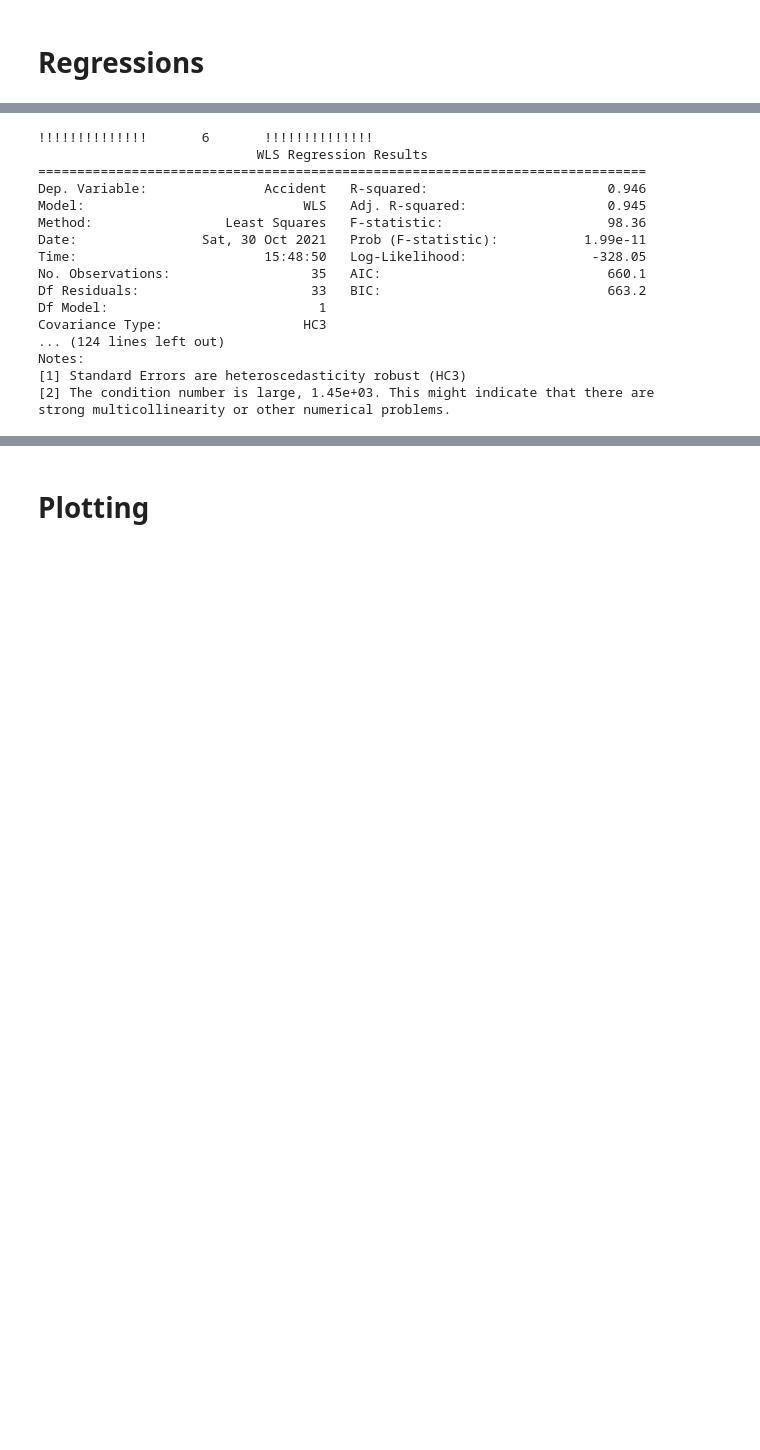
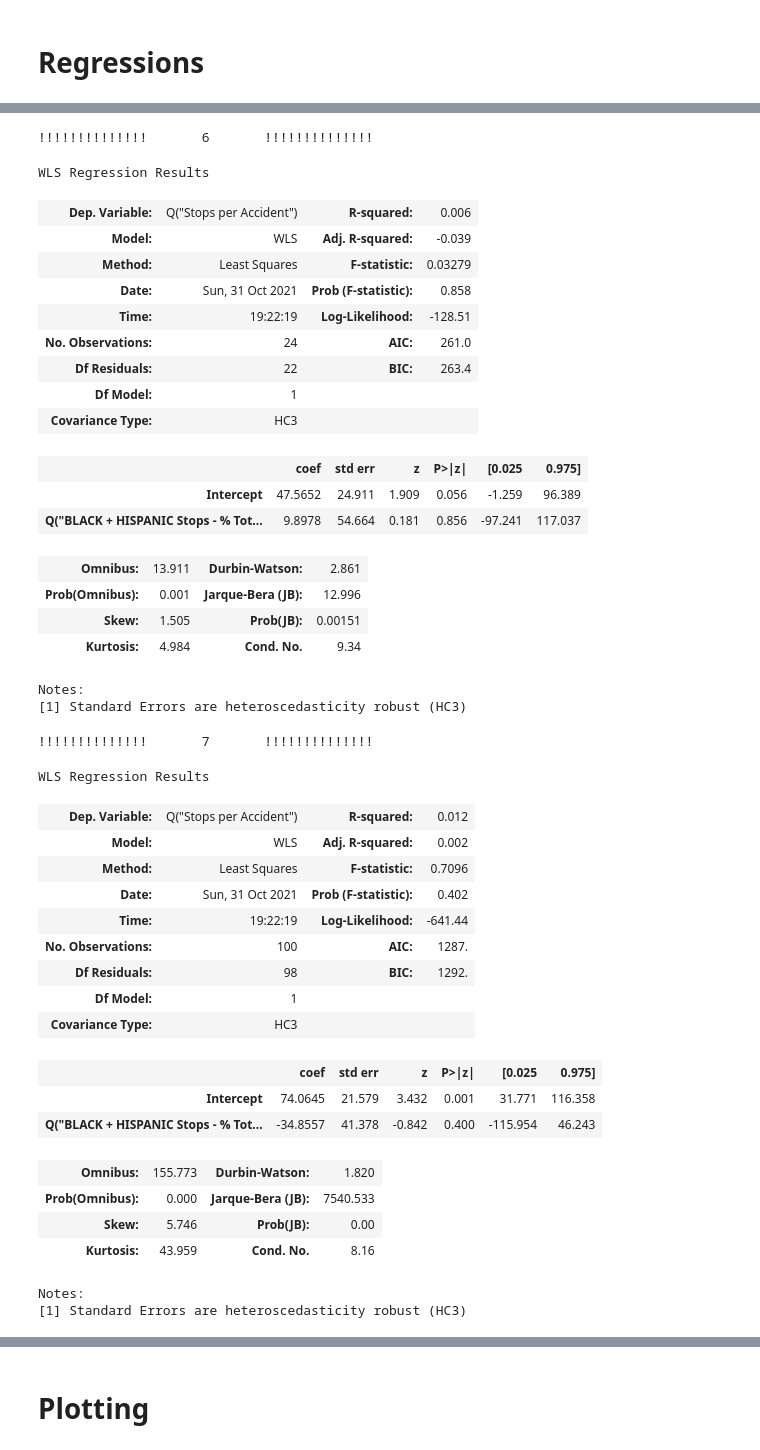
Before and after one commit to m-gaster/Policing-Thesis, a Jupyter notebook: Re-Analysis - 2021/Stops vs Accidents Distribution/Stops vs Accidents Distribution.ipynb, the cells around one changed output, grey strips where cells are left out. Drawn from its saved outputs; the diff is of its cells as text; code cells hidden in the pictures; blank space fills up the shorter version.

```diff
--- a/Re-Analysis - 2021/Stops vs Accidents Distribution/Stops vs Accidents Distribution.ipynb
+++ b/Re-Analysis - 2021/Stops vs Accidents Distribution/Stops vs Accidents Distribution.ipynb
@@ -296,9 +366,9 @@ Name: Latitude, dtype: float64
 # %%
 for res in RESOLUTIONS:
-    px.scatter(data_frame=grouped_dataframes[res],
+    px.scatter(data_frame=grouped_dataframes2[res].query('Stops > 100'),
                x='Accident',
                y='Stops',
-               size='Accident',
-               color=np.log(grouped_dataframes[res]['Stops per Accident']),
+               size='Stops',
+               color='Stops - % Total - WHITE',
                trendline='ols',
                title=res).show()
@@ -307,32 +390,54 @@ for res in RESOLUTIONS:
 # %%
-WLS_R2_dict = {}
-
 for resol in RESOLUTIONS:
 
-    mod = smf.wls(formula='Accident ~ Stops',
-                  data=grouped_dataframes[resol],
-                  weights=grouped_dataframes[resol]['Stops'])
+    mod = smf.wls(formula='''Q("Stops per Accident") ~ Q("BLACK + HISPANIC Stops - % Total")
+                  ''',
+                  data=grouped_dataframes2[resol],
+                  weights=grouped_dataframes2[resol]['Stops'])
 
-    WLS_R2_dict[resol] = mod.rsquared
+    # WLS_R2_dict[resol] = mod.rsquared
 
     res = mod.fit(cov_type='HC3')
     print(f'!!!!!!!!!!!!!!       {resol}       !!!!!!!!!!!!!!')
-    print(res.summary())
+    display(res.summary())
 # %% [output]
 !!!!!!!!!!!!!!       6       !!!!!!!!!!!!!!
-                            WLS Regression Results
-==============================================================================
-Dep. Variable:               Accident   R-squared:                       0.946
-Model:                            WLS   Adj. R-squared:                  0.945
-Method:                 Least Squares   F-statistic:                     98.36
-Date:                Sat, 30 Oct 2021   Prob (F-statistic):           1.99e-11
-Time:                        15:48:50   Log-Likelihood:                -328.05
-No. Observations:                  35   AIC:                             660.1
-Df Residuals:                      33   BIC:                             663.2
-Df Model:                           1
-Covariance Type:                  HC3
-... (124 lines left out)
-Notes:
-[1] Standard Errors are heteroscedasticity robust (HC3)
-[2] The condition number is large, 1.45e+03. This might indicate that there are
-strong multicollinearity or other numerical problems.
+WLS Regression Results
+| Dep. Variable: | Q("Stops per Accident") | R-squared: | 0.006 |
+| Model: | WLS | Adj. R-squared: | -0.039 |
+| Method: | Least Squares | F-statistic: | 0.03279 |
+| Date: | Sun, 31 Oct 2021 | Prob (F-statistic): | 0.858 |
+| Time: | 19:22:19 | Log-Likelihood: | -128.51 |
+| No. Observations: | 24 | AIC: | 261.0 |
+| Df Residuals: | 22 | BIC: | 263.4 |
+| Df Model: | 1 |  |  |
+| Covariance Type: | HC3 |  |  |
+|  | coef | std err | z | P>|z| | [0.025 | 0.975] |
+| Intercept | 47.5652 | 24.911 | 1.909 | 0.056 | -1.259 | 96.389 |
+| Q("BLACK + HISPANIC Stops - % Tot... | 9.8978 | 54.664 | 0.181 | 0.856 | -97.241 | 117.037 |
+| Omnibus: | 13.911 | Durbin-Watson: | 2.861 |
+| Prob(Omnibus): | 0.001 | Jarque-Bera (JB): | 12.996 |
+| Skew: | 1.505 | Prob(JB): | 0.00151 |
+| Kurtosis: | 4.984 | Cond. No. | 9.34 |
+Notes:
+[1] Standard Errors are heteroscedasticity robust (HC3)
+!!!!!!!!!!!!!!       7       !!!!!!!!!!!!!!
+WLS Regression Results
+| Dep. Variable: | Q("Stops per Accident") | R-squared: | 0.012 |
+| Model: | WLS | Adj. R-squared: | 0.002 |
+| Method: | Least Squares | F-statistic: | 0.7096 |
+| Date: | Sun, 31 Oct 2021 | Prob (F-statistic): | 0.402 |
+| Time: | 19:22:19 | Log-Likelihood: | -641.44 |
+| No. Observations: | 100 | AIC: | 1287. |
+| Df Residuals: | 98 | BIC: | 1292. |
+| Df Model: | 1 |  |  |
+| Covariance Type: | HC3 |  |  |
+|  | coef | std err | z | P>|z| | [0.025 | 0.975] |
+| Intercept | 74.0645 | 21.579 | 3.432 | 0.001 | 31.771 | 116.358 |
+| Q("BLACK + HISPANIC Stops - % Tot... | -34.8557 | 41.378 | -0.842 | 0.400 | -115.954 | 46.243 |
+| Omnibus: | 155.773 | Durbin-Watson: | 1.820 |
+| Prob(Omnibus): | 0.000 | Jarque-Bera (JB): | 7540.533 |
+| Skew: | 5.746 | Prob(JB): | 0.00 |
+| Kurtosis: | 43.959 | Cond. No. | 8.16 |
+Notes:
+[1] Standard Errors are heteroscedasticity robust (HC3)
```
Also changed, not shown: parts of 29 cells of this notebook.
